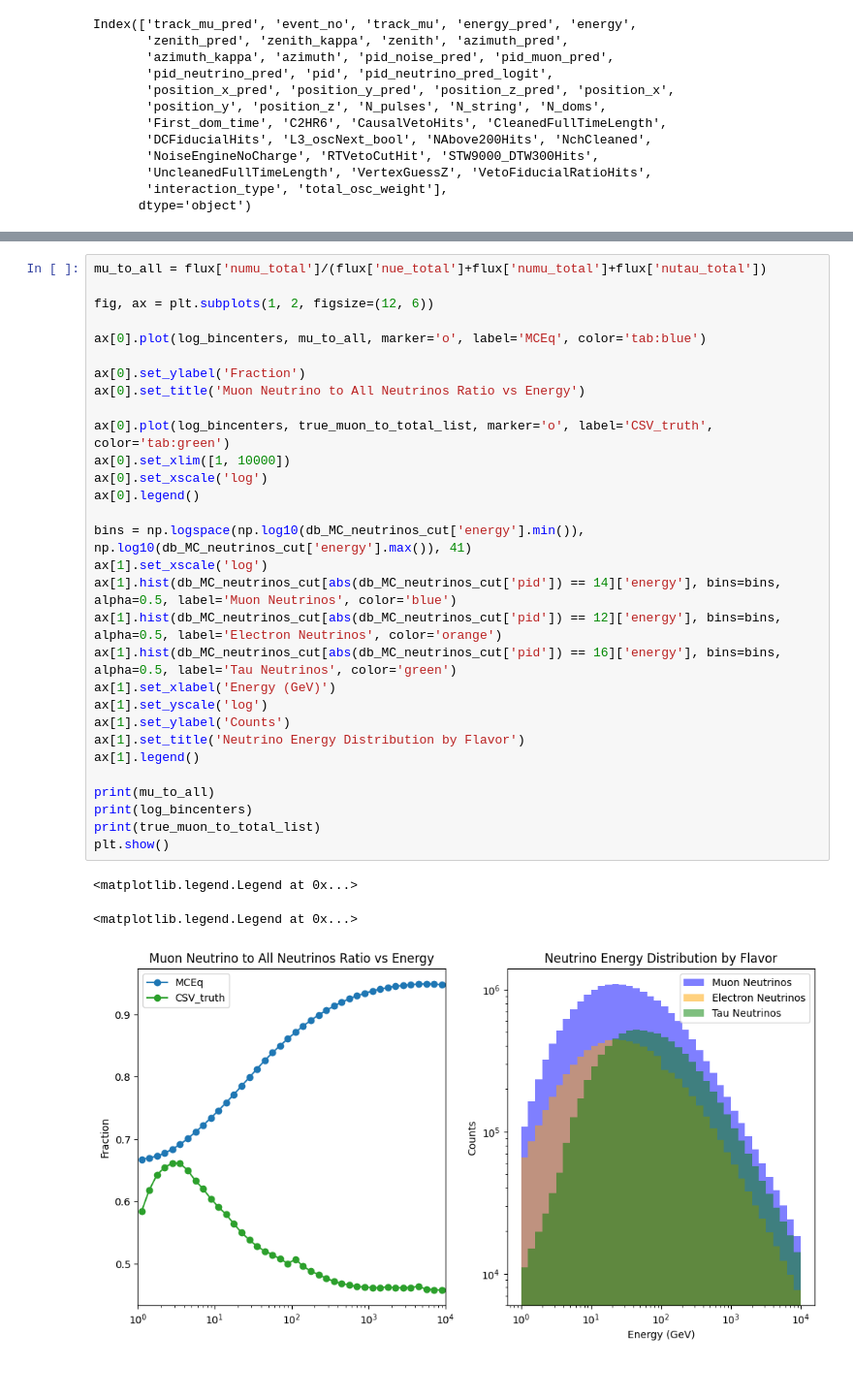
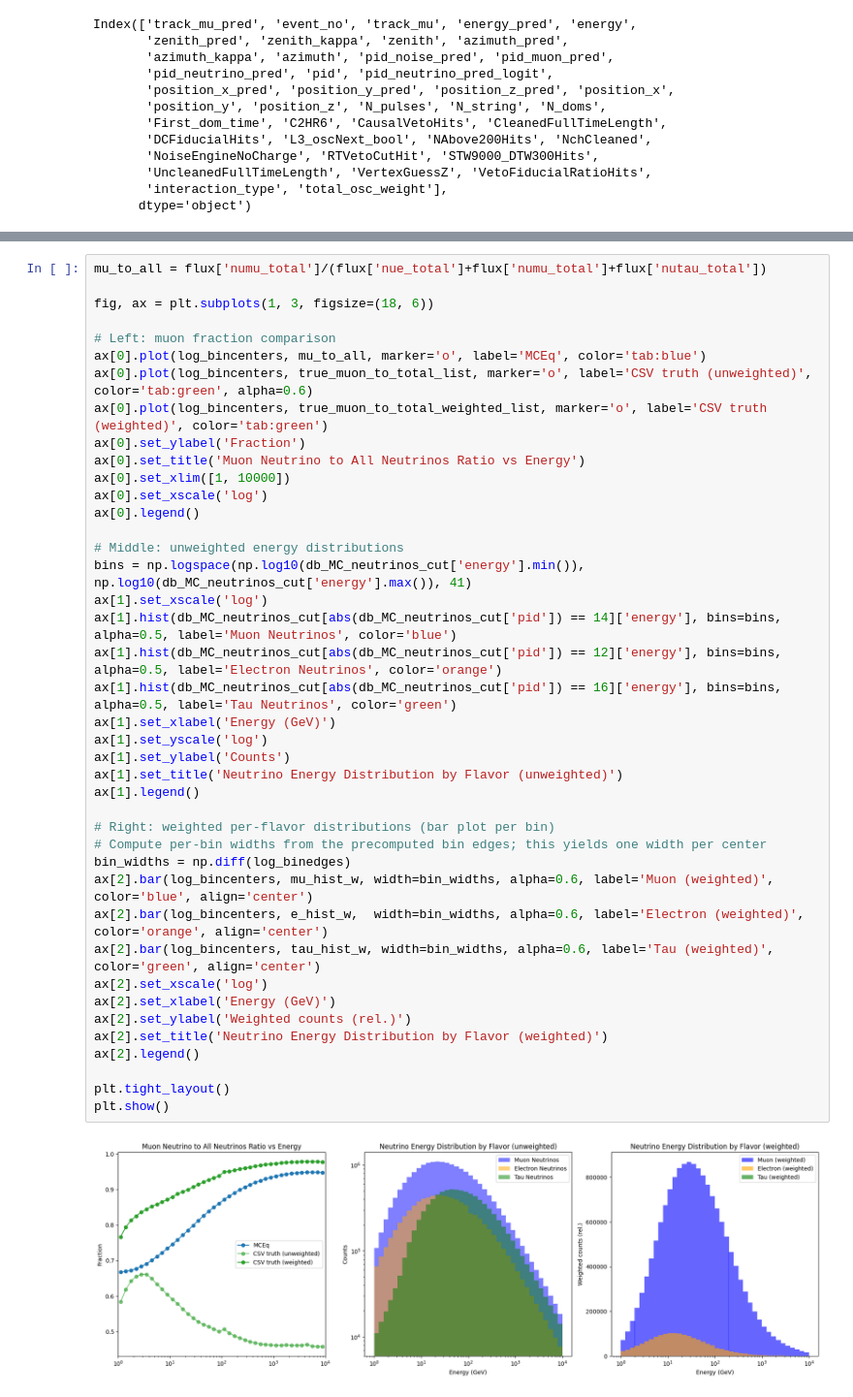
Before and after one commit to Nielsdb63/Weinberg_Angle_IceCube, a Jupyter notebook: ST.ipynb, the cells around one changed output, grey strips where cells are left out. Shown at 97% size. Saved outputs shown, nothing was run; the diff lists cells and outputs as text.

```diff
--- a/ST.ipynb
+++ b/ST.ipynb
@@ -275,34 +353,43 @@ KeyboardInterrupt:
 # %%
 mu_to_all = flux['numu_total']/(flux['nue_total']+flux['numu_total']+flux['nutau_total'])
 
-fig, ax = plt.subplots(1, 2, figsize=(12, 6))
+fig, ax = plt.subplots(1, 3, figsize=(18, 6))
 
+# Left: muon fraction comparison
 ax[0].plot(log_bincenters, mu_to_all, marker='o', label='MCEq', color='tab:blue')
-
+ax[0].plot(log_bincenters, true_muon_to_total_list, marker='o', label='CSV truth (unweighted)', color='tab:green', alpha=0.6)
+ax[0].plot(log_bincenters, true_muon_to_total_weighted_list, marker='o', label='CSV truth (weighted)', color='tab:green')
 ax[0].set_ylabel('Fraction')
 ax[0].set_title('Muon Neutrino to All Neutrinos Ratio vs Energy')
-
-ax[0].plot(log_bincenters, true_muon_to_total_list, marker='o', label='CSV_truth', color='tab:green')
 ax[0].set_xlim([1, 10000])
 ax[0].set_xscale('log')
 ax[0].legend()
 
+# Middle: unweighted energy distributions
 bins = np.logspace(np.log10(db_MC_neutrinos_cut['energy'].min()), np.log10(db_MC_neutrinos_cut['energy'].max()), 41)
 ax[1].set_xscale('log')
 ax[1].hist(db_MC_neutrinos_cut[abs(db_MC_neutrinos_cut['pid']) == 14]['energy'], bins=bins, alpha=0.5, label='Muon Neutrinos', color='blue')
 ax[1].hist(db_MC_neutrinos_cut[abs(db_MC_neutrinos_cut['pid']) == 12]['energy'], bins=bins, alpha=0.5, label='Electron Neutrinos', color='orange')
 ax[1].hist(db_MC_neutrinos_cut[abs(db_MC_neutrinos_cut['pid']) == 16]['energy'], bins=bins, alpha=0.5, label='Tau Neutrinos', color='green')
 ax[1].set_xlabel('Energy (GeV)')
 ax[1].set_yscale('log')
 ax[1].set_ylabel('Counts')
-ax[1].set_title('Neutrino Energy Distribution by Flavor')
+ax[1].set_title('Neutrino Energy Distribution by Flavor (unweighted)')
 ax[1].legend()
 
-print(mu_to_all)
-print(log_bincenters)
-print(true_muon_to_total_list)
+# Right: weighted per-flavor distributions (bar plot per bin)
+# Compute per-bin widths from the precomputed bin edges; this yields one width per center
+bin_widths = np.diff(log_binedges)
+ax[2].bar(log_bincenters, mu_hist_w, width=bin_widths, alpha=0.6, label='Muon (weighted)', color='blue', align='center')
+ax[2].bar(log_bincenters, e_hist_w,  width=bin_widths, alpha=0.6, label='Electron (weighted)', color='orange', align='center')
+ax[2].bar(log_bincenters, tau_hist_w, width=bin_widths, alpha=0.6, label='Tau (weighted)', color='green', align='center')
+ax[2].set_xscale('log')
+ax[2].set_xlabel('Energy (GeV)')
+ax[2].set_ylabel('Weighted counts (rel.)')
+ax[2].set_title('Neutrino Energy Distribution by Flavor (weighted)')
+ax[2].legend()
+
+plt.tight_layout()
 plt.show()
 # %% [output]
-<matplotlib.legend.Legend at 0x...>
-<matplotlib.legend.Legend at 0x...>
-[figure, old version]
+[figure, new version]
```
Also changed, not shown: parts of 7 cells of this notebook.
